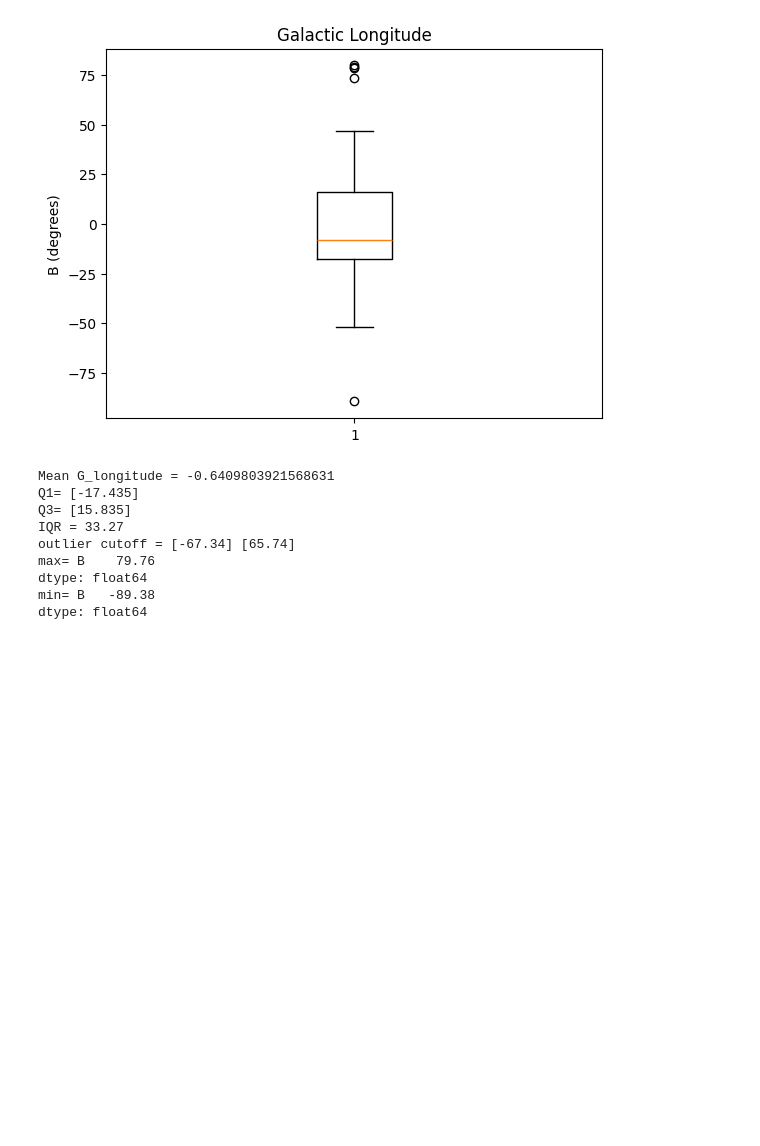
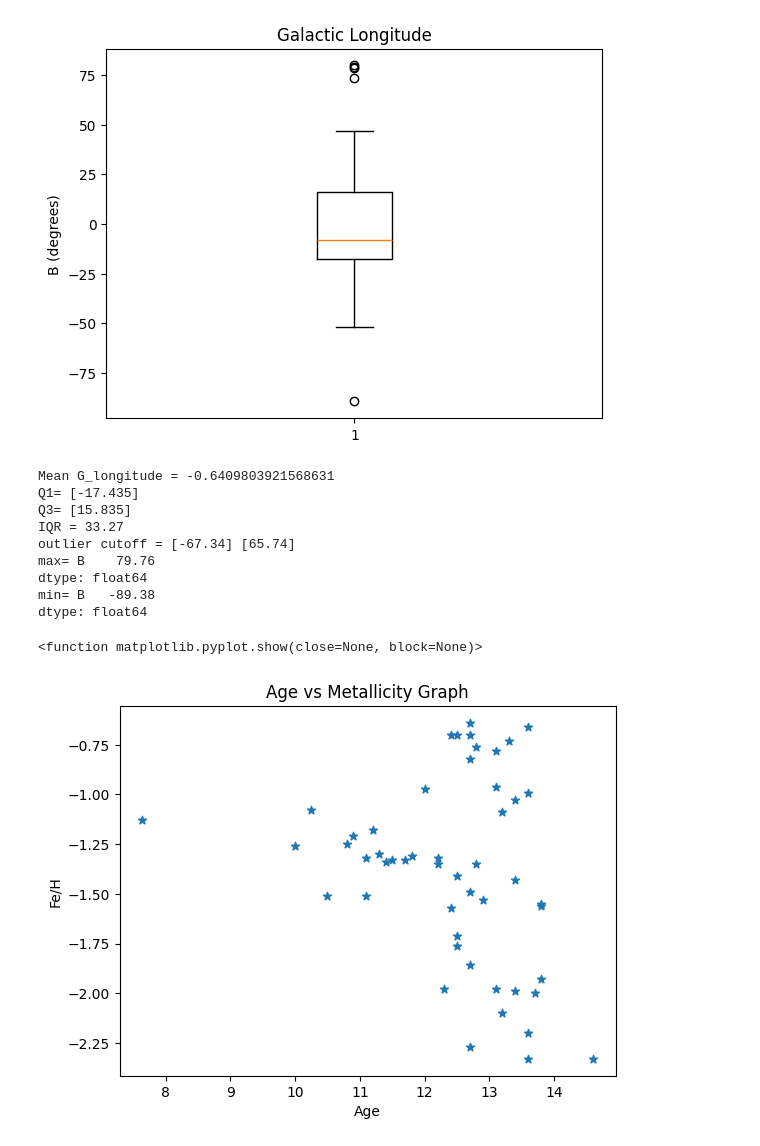
Before and after one commit to matilda-2116/3116_assignment_AshtonMatildaVix, a Jupyter notebook: Krause21.ipynb, the cells around one changed output. Cells and saved outputs as stored; diff of their text form; code cells hidden in the pictures; blank space fills up the shorter version.

```diff
--- a/Krause21.ipynb
+++ b/Krause21.ipynb
@@ -227,3 +247,12 @@ max= B    79.76
 dtype: float64
 min= B   -89.38
 dtype: float64
+# %%
+plt.scatter(mdf['Age_x'], mdf['FeH_x'], marker='*')
+plt.xlabel('Age')
+plt.ylabel('Fe/H')
+plt.title('Age vs Metallicity Graph')
+plt.show
+# %% [output]
+<function matplotlib.pyplot.show(close=None, block=None)>
+[figure, added]
```
Also changed, not shown: parts of 5 cells of this notebook.
